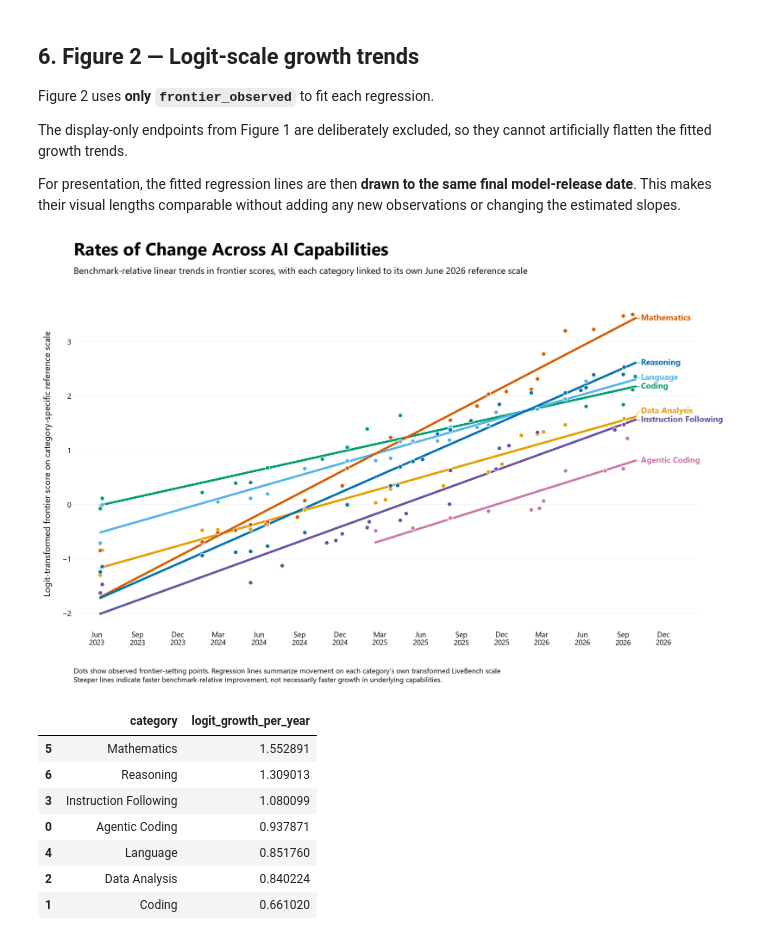
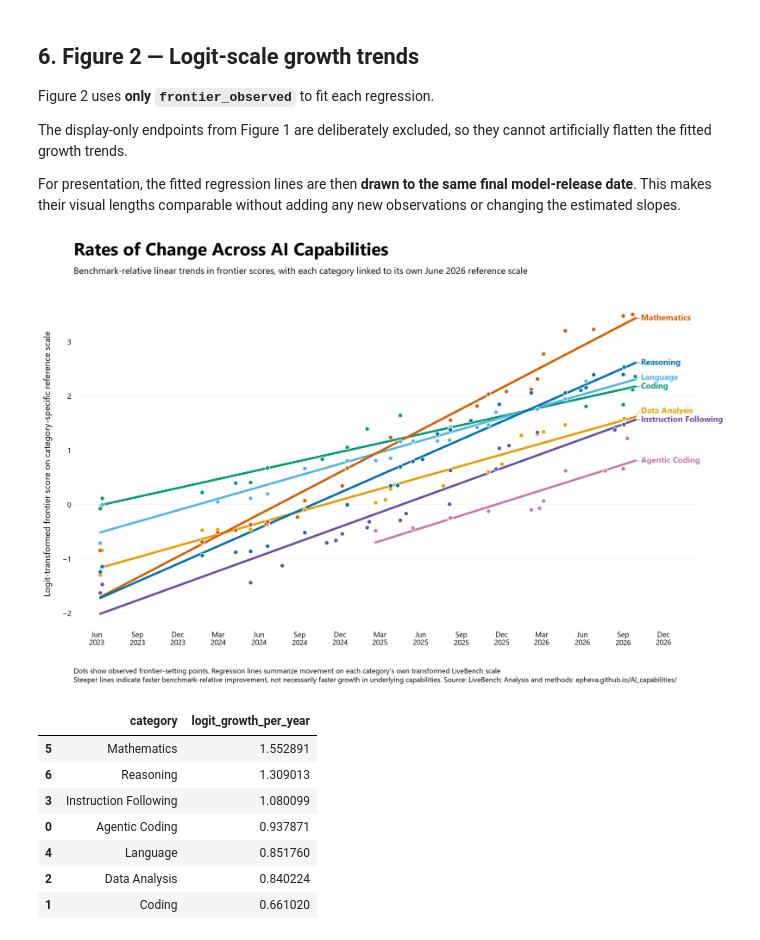
Before and after one commit to epheva/AI_capabilities, a Jupyter notebook: analysis.ipynb, the cells around one changed output. Drawn from its saved outputs; the diff is of its cells as text; code cells hidden in the pictures.

```diff
--- a/analysis.ipynb
+++ b/analysis.ipynb
@@ -834,35 +834,35 @@ fig.text(
 )
 
 fig.text(
     0.065,
     0.035,
     "Dots show observed frontier-setting points. "
     "Regression lines summarize movement on each category's own transformed LiveBench scale \n"
-    "Steeper lines indicate faster benchmark-relative improvement, not necessarily faster growth in underlying capabilities.",
+    "Steeper lines indicate faster benchmark-relative improvement, not necessarily faster growth in underlying capabilities. Source: LiveBench; Analysis and methods: epheva.github.io/AI_capabilities/",
     fontsize=9.5,
     ha="left",
     linespacing=1.35
 )
 
 plt.subplots_adjust(
     left=0.065,
     right=0.91,
     top=0.86,
     bottom=0.15,
 )
 
 fig.savefig(
     "livebench_logit_growth.png",
     dpi=300,
     bbox_inches="tight",
     facecolor="white",
 )
 
 plt.show()
 
 growth_results
 # %% [output]
-[figure, old version]
+[figure, new version]
 |  | category | logit_growth_per_year |
 | 5 | Mathematics | 1.552891 |
 | 6 | Reasoning | 1.309013 |
```
Also changed, not shown: parts of 1 cell of this notebook.
